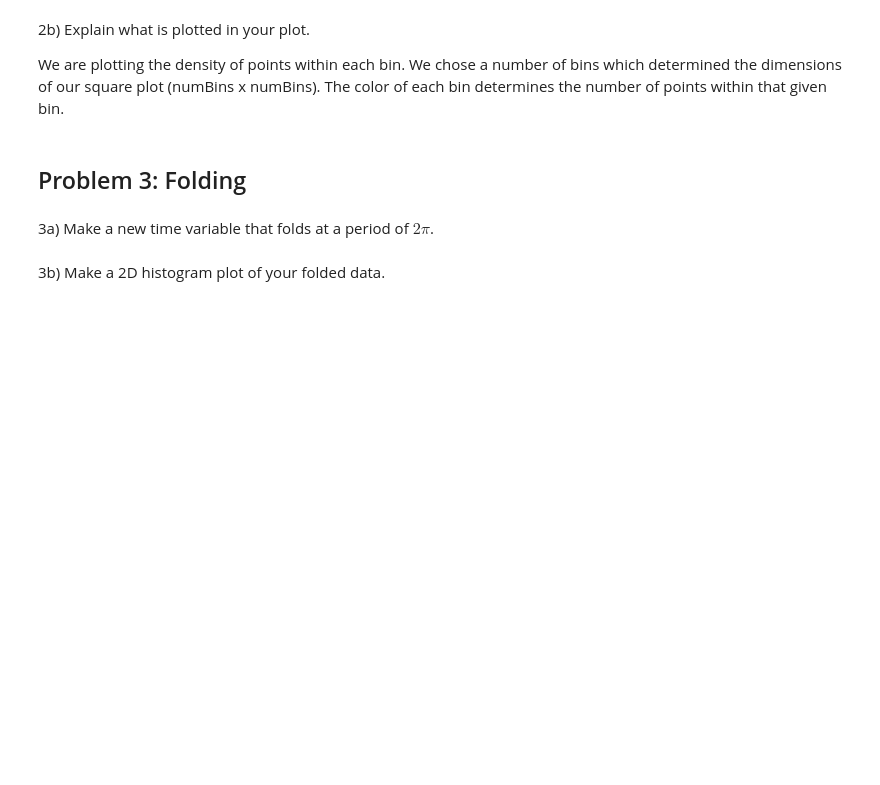
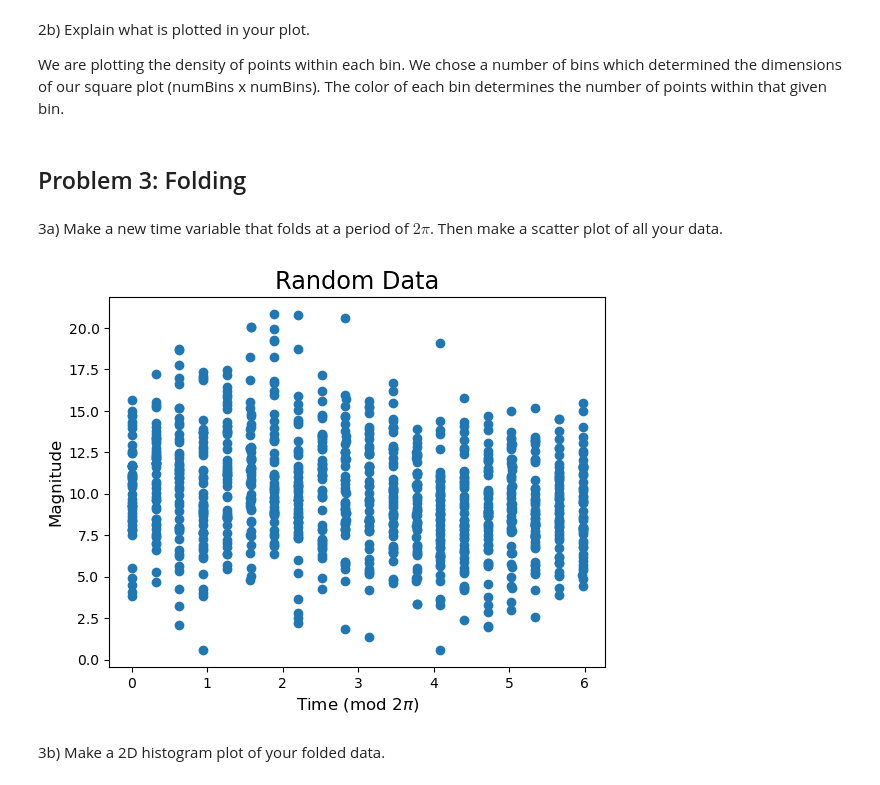
Before and after one commit to Mick-Ross/Computational-Data-Analysis, a Jupyter notebook: Homework 4.ipynb, the cells around one changed output. Drawn from its saved outputs; the diff is of its cells as text; code cells hidden in the pictures; blank space fills up the shorter version.

```diff
--- a/Homework 4.ipynb
+++ b/Homework 4.ipynb
@@ -64,9 +64,14 @@ We are plotting the density of points within each bin. We chose a number of bins
 # %% [markdown]
 ## Problem 3: Folding
 # %% [markdown]
-3a) Make a new time variable that folds at a period of $2\pi$.
+3a) Make a new time variable that folds at a period of $2\pi$. Then make a scatter plot of all your data.
 # %%
 time2 = t % [2*np.pi]
+contiguousPt(0, len(t) - 1, time2, bkgd, 100)
+plt.title(f'Random Data', fontsize='xx-large')
+plt.xlabel('Time (mod $2\pi$)',fontsize='large');
+# %% [output]
+[figure, added]
 # %% [markdown]
 3b) Make a 2D histogram plot of your folded data.
 # %%
```
Also changed, not shown: parts of 2 cells of this notebook.
